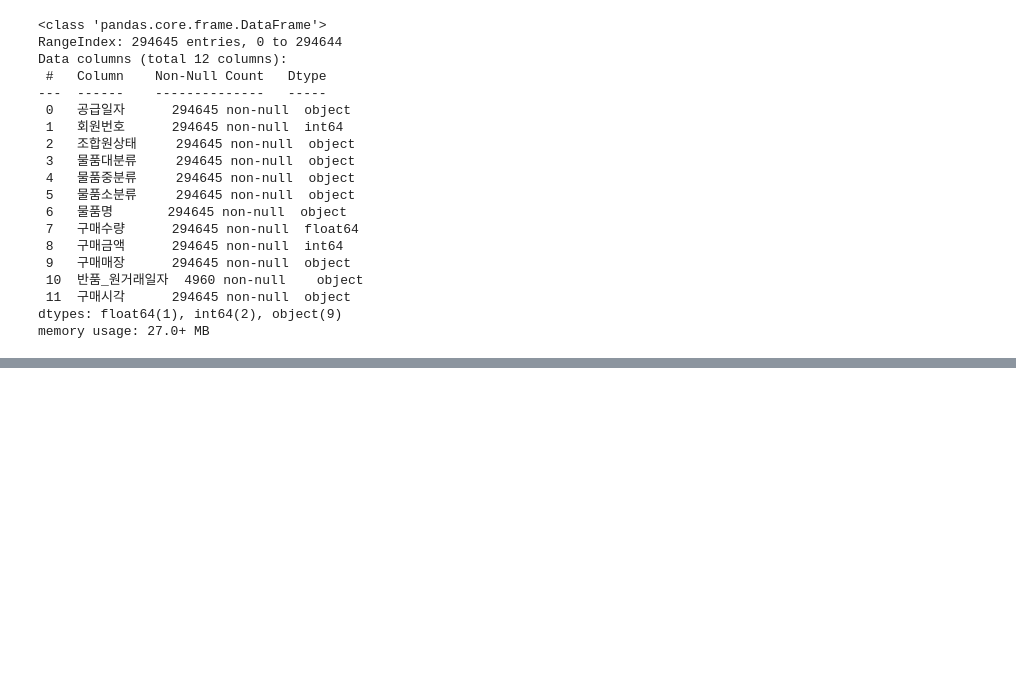
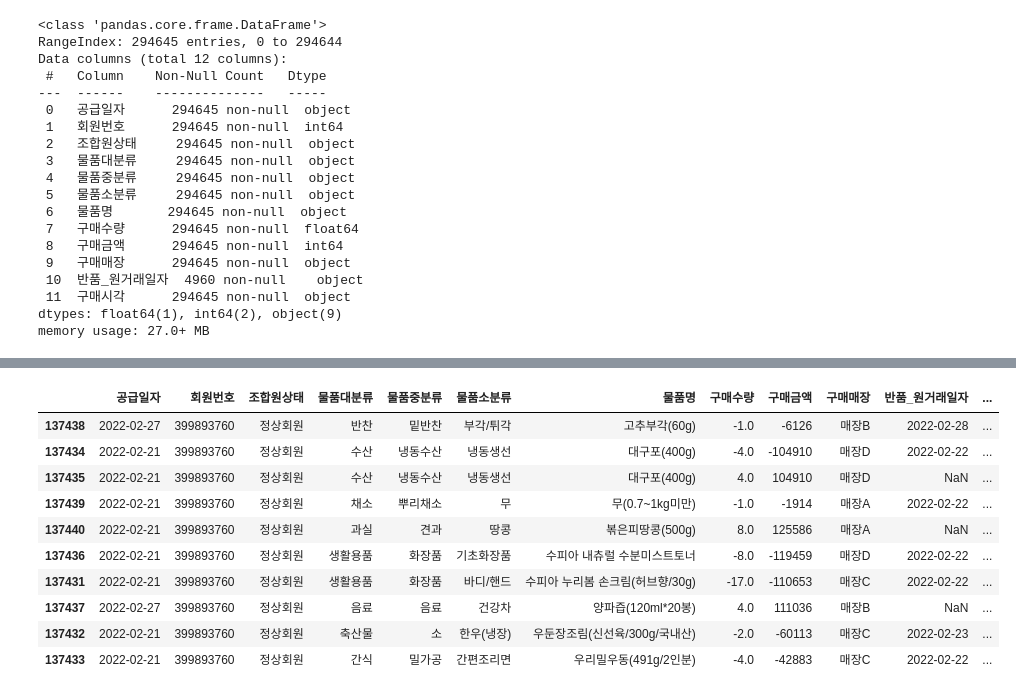
Before and after one commit to raneeKim/SW_CAMP, a Jupyter notebook: ML_Project/자료확인.ipynb, the cells around one changed output, grey strips where cells are left out. Cells and saved outputs as stored; diff of their text form; code cells hidden in the pictures; blank space fills up the shorter version.

```diff
--- a/ML_Project/자료확인.ipynb
+++ b/ML_Project/자료확인.ipynb
@@ -128,0 +248,14 @@ memory usage: 9.0+ MB
+# %%
+onemarket_df.loc[onemarket_df['회원번호']==399893760].sort_values(by='물품명')
+# %% [output]
+|  | 공급일자 | 회원번호 | 조합원상태 | 물품대분류 | 물품중분류 | 물품소분류 | 물품명 | 구매수량 | 구매금액 | 구매매장 | 반품_원거래일자 | ... |
+| 137438 | 2022-02-27 | 399893760 | 정상회원 | 반찬 | 밑반찬 | 부각/튀각 | 고추부각(60g) | -1.0 | -6126 | 매장B | 2022-02-28 | ... |
+| 137434 | 2022-02-21 | 399893760 | 정상회원 | 수산 | 냉동수산 | 냉동생선 | 대구포(400g) | -4.0 | -104910 | 매장D | 2022-02-22 | ... |
+| 137435 | 2022-02-21 | 399893760 | 정상회원 | 수산 | 냉동수산 | 냉동생선 | 대구포(400g) | 4.0 | 104910 | 매장D | NaN | ... |
+| 137439 | 2022-02-21 | 399893760 | 정상회원 | 채소 | 뿌리채소 | 무 | 무(0.7~1kg미만) | -1.0 | -1914 | 매장A | 2022-02-22 | ... |
+| 137440 | 2022-02-21 | 399893760 | 정상회원 | 과실 | 견과 | 땅콩 | 볶은피땅콩(500g) | 8.0 | 125586 | 매장A | NaN | ... |
+| 137436 | 2022-02-21 | 399893760 | 정상회원 | 생활용품 | 화장품 | 기초화장품 | 수피아 내츄럴 수분미스트토너 | -8.0 | -119459 | 매장D | 2022-02-22 | ... |
+| 137431 | 2022-02-21 | 399893760 | 정상회원 | 생활용품 | 화장품 | 바디/핸드 | 수피아 누리봄 손크림(허브향/30g) | -17.0 | -110653 | 매장C | 2022-02-22 | ... |
+| 137437 | 2022-02-27 | 399893760 | 정상회원 | 음료 | 음료 | 건강차 | 양파즙(120ml*20봉) | 4.0 | 111036 | 매장B | NaN | ... |
+| 137432 | 2022-02-21 | 399893760 | 정상회원 | 축산물 | 소 | 한우(냉장) | 우둔장조림(신선육/300g/국내산) | -2.0 | -60113 | 매장C | 2022-02-23 | ... |
+| 137433 | 2022-02-21 | 399893760 | 정상회원 | 간식 | 밀가공 | 간편조리면 | 우리밀우동(491g/2인분) | -4.0 | -42883 | 매장C | 2022-02-22 | ... |
```
Also changed, not shown: parts of 21 cells of this notebook, 16 other files.
